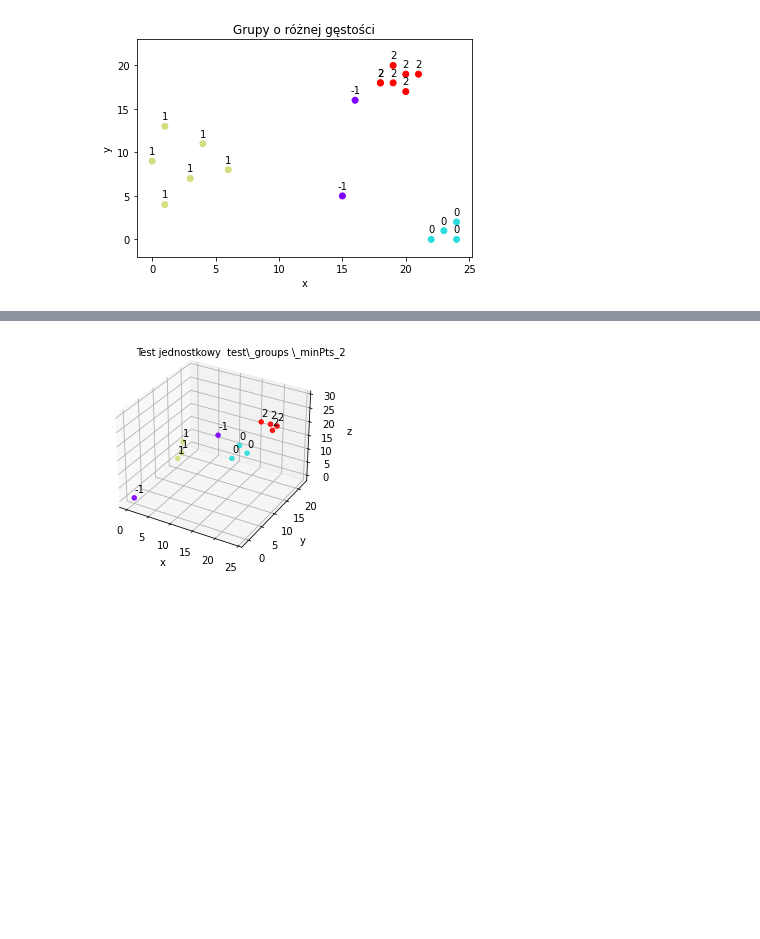
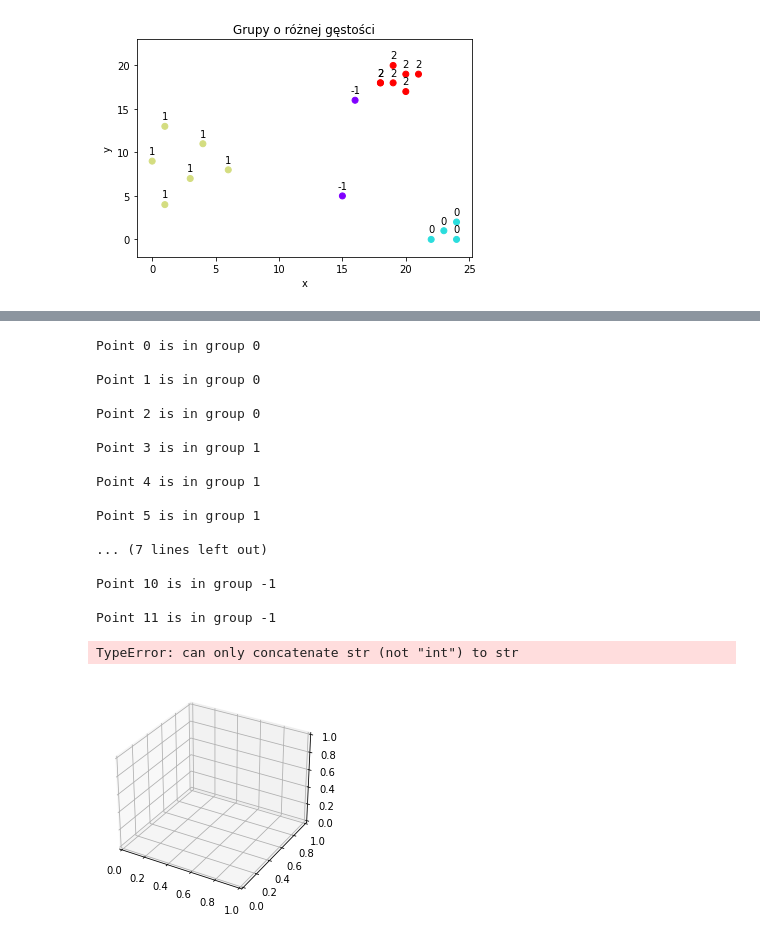
Before and after one commit to egi-megi/TIDBSCAN, a Jupyter notebook: plots.ipynb, the cells around one changed output, grey strips where cells are left out. Cells and saved outputs as stored; diff of their text form; code cells hidden in the pictures; blank space fills up the shorter version.

```diff
--- a/plots.ipynb
+++ b/plots.ipynb
@@ -85,14 +85,15 @@ from algorythm_tidbscan import algorythm_tidbscan as ti
 xdata = 22, 23, 24, 1, 4, 6, 3, 20, 18, 19, 21, 15, 16, 0, 1, 19, 20, 18, 24
 ydata = 0, 1, 2, 13, 11, 8, 7, 19, 18, 20, 19, 5, 16, 9, 4, 18, 17, 18, 0
 array = []
-eps = 2
+eps = 5
 for i in range(0, len(xdata)):
     array_inner = []
     array_inner.append(xdata[i])
     array_inner.append(ydata[i])
     array.append(array_inner)
 data_array_diffrent_density = np.array(array)
-data_base_different_density = ti(3, eps, data_array_diffrent_density)
+data_base_different_density = ti(4, eps, data_array_diffrent_density, 0)
+data_array_diffrent_density
 
 xdata_ti = []
 ydata_ti = []
@@ -100,7 +101,7 @@ c = []
 for point in data_base_different_density:
     xdata_ti.append(point.coordinates[0])
     ydata_ti.append(point.coordinates[1])
-    c.append(point.label)
+    c.append(point.label[0])
 cdata = []
 for i in range(0, len(c)):
     cdata.append(c[i]* 5 + 10)
@@ -143,33 +161,51 @@ for i in range(0, len(xdata)):
     array_inner = []
     array_inner.append(xdata[i])
     array_inner.append(ydata[i])
     array_inner.append(zdata[i])
     array.append(array_inner)
 data_array_diffrent_density = np.array(array)
-data_base_different_density = ti(minPts, eps, data_array_diffrent_density)
+data_base_different_density = ti(minPts, eps, data_array_diffrent_density, 1)
 
 xdata_ti = []
 ydata_ti = []
 zdata_ti = []
 c = []
 for point in data_base_different_density:
     xdata_ti.append(point.coordinates[0])
     ydata_ti.append(point.coordinates[1])
     zdata_ti.append(point.coordinates[2])
-    c.append(point.label)
+    c.append(point.label[0])
 cdata = []
 for i in range(0, len(c)):
     cdata.append(c[i]* 8 + 10)
 plot_points = ax.scatter3D(xdata_ti, ydata_ti, zdata_ti, c=cdata, cmap='rainbow', alpha=.9)
 for i in range(0, len(c)):
     ax.text(xdata[i],ydata[i], zdata[i] + 2, c[i],)
 ax.text2D(0.15, 0.95, "Test jednostkowy  test\_groups \_minPts_2", transform=ax.transAxes)
 ax.set_xlabel('x')
 ax.set_ylabel('y')
 ax.set_zlabel('z')
 plt.ylim([-2, 23])
 
 file_name = 'plots/unit_test_data_plot' + '_minPts_' + str(minPts) + '_eps_' + str(eps) + '.pdf'
 plt.savefig(file_name)
 # %% [output]
+Point 0 is in group 0
+
+Point 1 is in group 0
+
+Point 2 is in group 0
+
+Point 3 is in group 1
+
+Point 4 is in group 1
+
+Point 5 is in group 1
+
+... (7 lines left out)
+
+Point 10 is in group -1
+
+Point 11 is in group -1
+TypeError: can only concatenate str (not "int") to str
-[figure, old version]
+[figure, new version]
```
Also changed, not shown: parts of 1 cell of this notebook, 3 other files.
